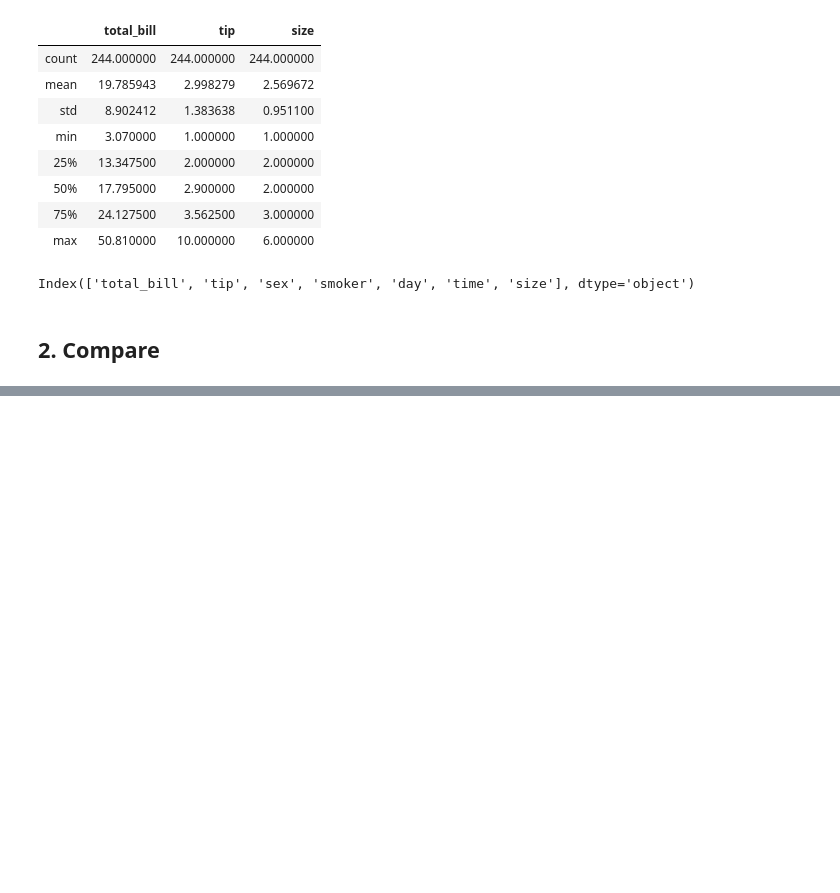
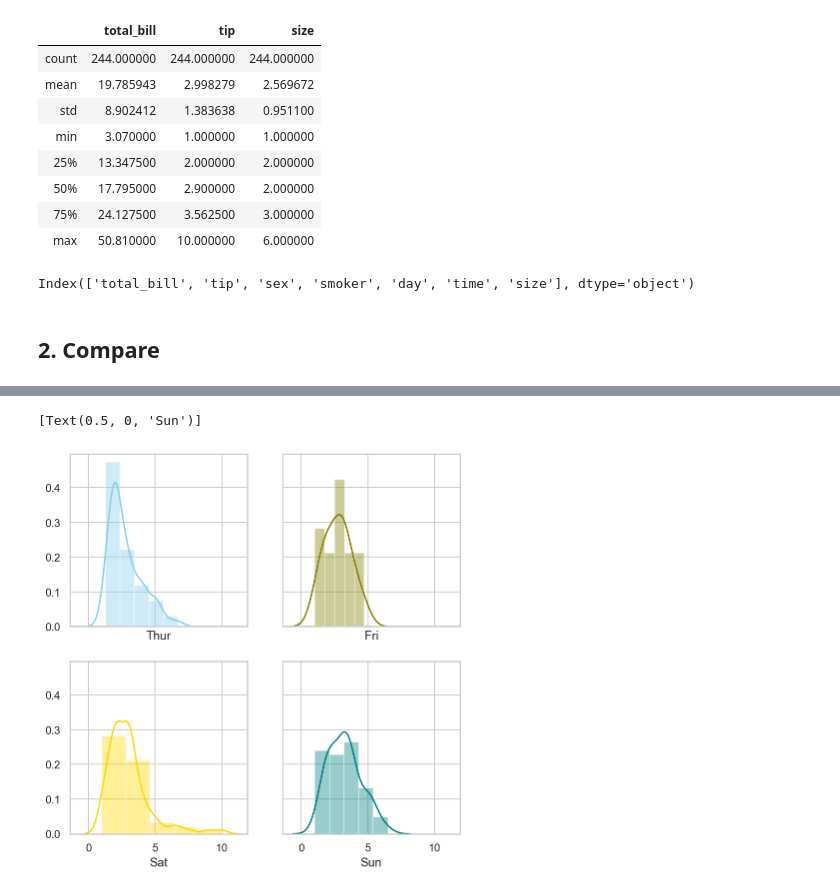
Before and after one commit to raysunau/python_data_analytics, a Jupyter notebook: Python_Data_Viz.ipynb, the cells around one changed output, grey strips where cells are left out. Saved outputs shown, nothing was run; the diff lists cells and outputs as text; code cells hidden in the pictures; blank space fills up the shorter version.

```diff
--- a/Python_Data_Viz.ipynb
+++ b/Python_Data_Viz.ipynb
@@ -57,0 +79,10 @@ Index(['total_bill', 'tip', 'sex', 'smoker', 'day', 'time', 'size'], dtype='obje
+# %%
+f, axes = plt.subplots(2, 2, figsize=(7, 7), sharex=True, sharey= True)
+
+sns.distplot( df.loc[df['day']=='Thur',['tip']] , color="skyblue", bins= 5,ax=axes[0, 0]).set(xlabel='Thur')
+sns.distplot( df.loc[df['day']=='Fri',['tip']] , color="olive",bins= 5, ax=axes[0, 1]).set(xlabel='Fri')
+sns.distplot( df.loc[df['day']=='Sat',['tip']] , color="gold", bins= 5,ax=axes[1, 0]).set(xlabel='Sat')
+sns.distplot( df.loc[df['day']=='Sun',['tip']] , color="teal",bins= 5, ax=axes[1, 1]).set(xlabel='Sun')
+# %% [output]
+[Text(0.5, 0, 'Sun')]
+[figure, added]
```
Also changed, not shown: parts of 22 cells of this notebook.
